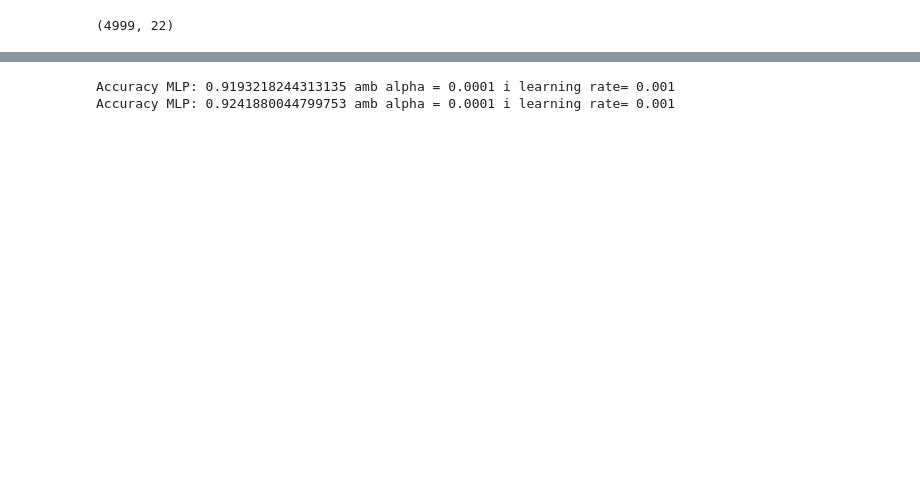
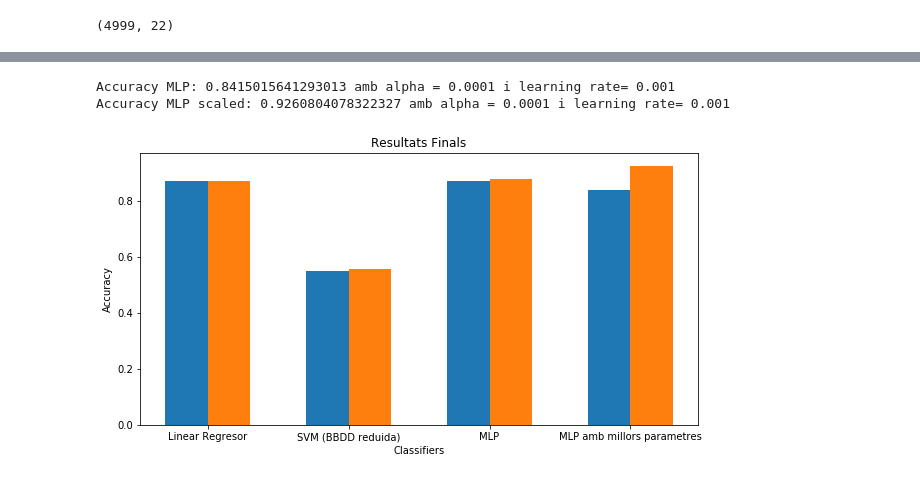
Before and after one commit to albertcom23/APC_CasKaggle_1490992, a Jupyter notebook: main.ipynb, the cells around one changed output, grey strips where cells are left out. Cells and saved outputs as stored; diff of their text form; code cells hidden in the pictures; blank space fills up the shorter version.

```diff
--- a/main.ipynb
+++ b/main.ipynb
@@ -240,10 +239,12 @@ from sklearn.neural_network import MLPClassifier
 mlp = MLPClassifier()
 
 mlp.fit(x_train,y_train)
+mpl_score_0 = mlp.score(x_test, y_test)
 
-print("Accuracy MLP: ",mlp.score(x_test, y_test))
+print("Accuracy MLP: ",mpl_score_0)
 
 mlp.fit(x_train_scaled,y_train)
 
-print("Accuracy MLP dades escalades: ",mlp.score(x_test_scaled, y_test))
+mlp_score_scaled_0 = mlp.score(x_test_scaled, y_test)
+print("Accuracy MLP dades escalades: ",mlp_score_scaled_0)
 # %% [output]
@@ -252,8 +253,12 @@ Accuracy MLP dades escalades:  0.9250376549646623
 # %%
+from sklearn.utils import shuffle
 size = 5000
+x_s, y_s = shuffle(x_train,y_train)
+
 print(x_train[:size-1].shape)
-x_mini_train = x_train[:size-1]
-y_mini_train = y_train[:size-1]
+
+x_mini_train = x_s[:size-1]
+y_mini_train = y_s[:size-1]
 x_mini_test = x_test[:size-1]
 y_mini_test = y_test[:size-1]
 
@@ -270,13 +275,15 @@ svc = SVC(C=10)
 
 #Entrenem el regresssor logistic
 svc.fit(x_mini_train, y_mini_train)
+svc_score = svc.score(x_mini_test, y_mini_test)
 
 #Resultats del accuracy en el test
-print("Accuracy SVM",svc.score(x_mini_test, y_mini_test),"amb",size,"files")
+print("Accuracy SVM",svc_score,"amb",size,"files")
 
 #Entrenem el regresssor logistic
 svc.fit(x_mini_train_scaled, y_mini_train)
+svc_score_scaled = svc.score(x_mini_test_scaled, y_mini_test)
 
 #Resultats del accuracy en el test
-print("Accuracy SVM amb dades escalades",svc.score(x_mini_test_scaled, y_mini_test),"amb",size,"files")
+print("Accuracy SVM amb dades escalades",svc_score_scaled,"amb",size,"files")
 # %% [output]
@@ -307,12 +307,29 @@ lr = 0.001
 mlp = MLPClassifier(alpha=a,learning_rate_init=lr)
 
 mlp.fit(x_train,y_train)
+mlp_score = mlp.score(x_test, y_test)
 
-print("Accuracy MLP:",mlp.score(x_test, y_test),"amb alpha =", a, "i learning rate=", lr)
+print("Accuracy MLP:",mlp_score,"amb alpha =", a, "i learning rate=", lr)
 
 mlp.fit(x_train_scaled,y_train)
+mlp_score_scaled = mlp.score(x_test_scaled, y_test)
 
-print("Accuracy MLP:",mlp.score(x_test_scaled, y_test),"amb alpha =", a, "i learning rate=", lr)
+print("Accuracy MLP scaled:",mlp_score_scaled,"amb alpha =", a, "i learning rate=", lr)
 # %% [output]
-Accuracy MLP: 0.9193218244313135 amb alpha = 0.0001 i learning rate= 0.001
-Accuracy MLP: 0.9241880044799753 amb alpha = 0.0001 i learning rate= 0.001
+Accuracy MLP: 0.8415015641293013 amb alpha = 0.0001 i learning rate= 0.001
+Accuracy MLP scaled: 0.9260804078322327 amb alpha = 0.0001 i learning rate= 0.001
+# %%
+x = ['Linear Regresor', 'SVM (BBDD reduida)', 'MLP','MLP amb millors parametres']
+x_axis = np.arange(len(x))
+plt.figure(figsize=(10, 5))
+# plt.figure()
+
+plt.bar(x_axis-0.15, [rl_score, svc_score,mpl_score_0,mlp_score], 0.3, label='Sense escalat')
+plt.bar(x_axis+0.15, [rl_score_scaled, svc_score_scaled,mlp_score_scaled_0,mlp_score_scaled], 0.3, label='Amb escalat')
+plt.xticks(x_axis, x)
+plt.xlabel('Classifiers')
+plt.ylabel('Accuracy')
+plt.title('Resultats Finals')
+plt.show()
+# %% [output]
+[figure, added]
```
Also changed, not shown: parts of 5 cells of this notebook, 2 other files.
